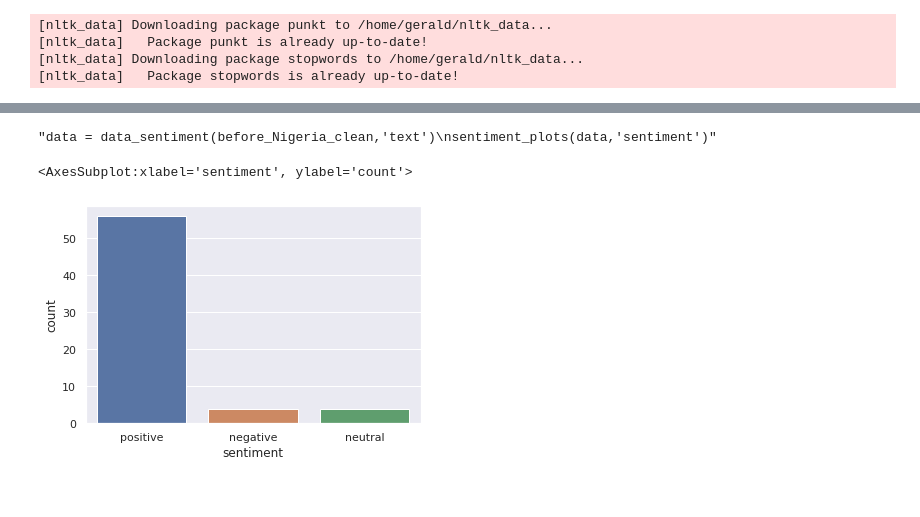
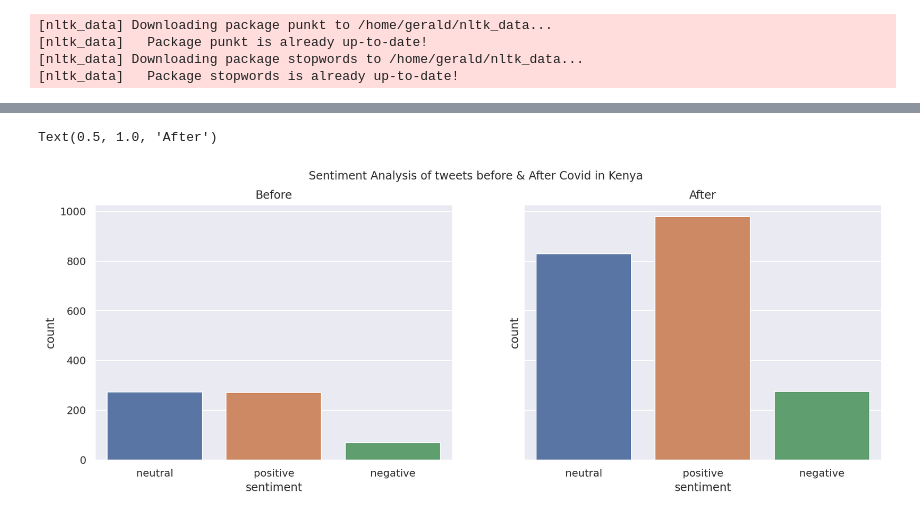
Before and after one commit to gtechzilla/twitter_food_quality, a Jupyter notebook: sentiment_analysis.ipynb, the cells around one changed output, grey strips where cells are left out. Saved outputs shown, nothing was run; the diff lists cells and outputs as text; code cells hidden in the pictures.

Commit message:
used better visualizations

```diff
--- a/sentiment_analysis.ipynb
+++ b/sentiment_analysis.ipynb
@@ -135,11 +158,14 @@ sentiment_plots(data,'sentiment')
-# %%
-"""data = data_sentiment(before_Nigeria_clean,'text')
-sentiment_plots(data,'sentiment')"""
-# %% [output]
-"data = data_sentiment(before_Nigeria_clean,'text')\nsentiment_plots(data,'sentiment')"
-# %%
-data = data_sentiment(before_SA_clean,'text')
-sentiment_plots(data,'sentiment')
-# %% [output]
-<AxesSubplot:xlabel='sentiment', ylabel='count'>
-[figure, removed]
+# %%
+data_b4_k = data_sentiment(before_kenya_clean,'text')
+data_after_k = data_sentiment(during_covid_KENYA,'text')
+
+fig, axes = plt.subplots(1, 2, figsize=(15, 5), sharey=True)
+fig.suptitle('Sentiment Analysis of tweets before & After Covid in Kenya')
+
+sns.countplot(ax=axes[0],data = data_b4_k,x= 'sentiment')
+axes[0].set_title("Before")
+sns.countplot(ax=axes[1],data = data_after_k,x= 'sentiment')
+axes[1].set_title("After")
+# %% [output]
+Text(0.5, 1.0, 'After')
+[figure, added]
```
Also changed, not shown: parts of 29 cells of this notebook.
